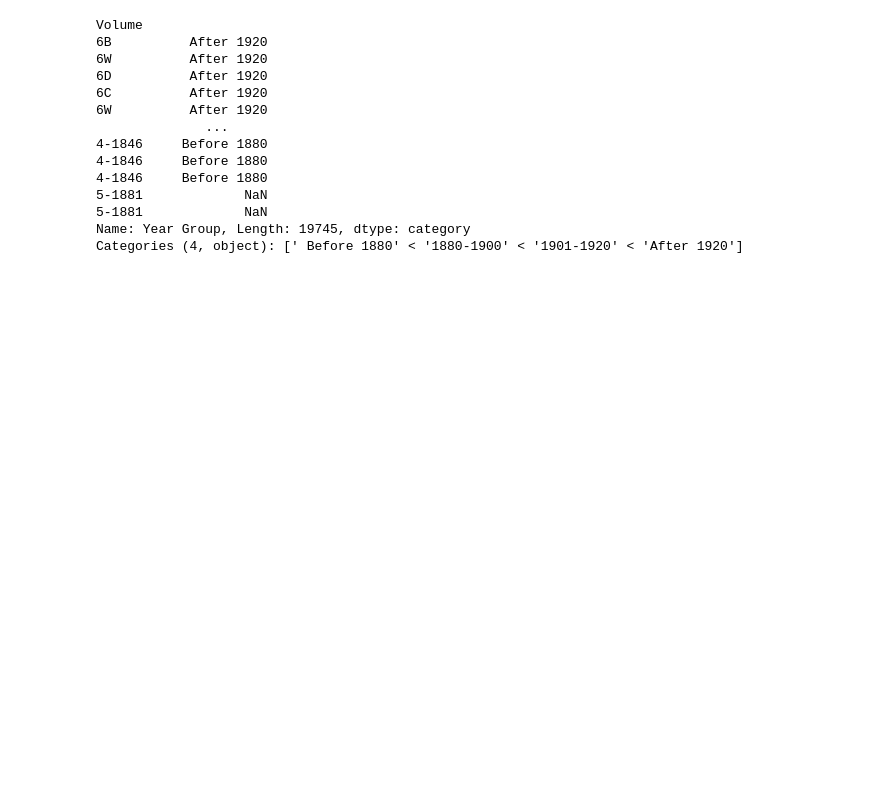
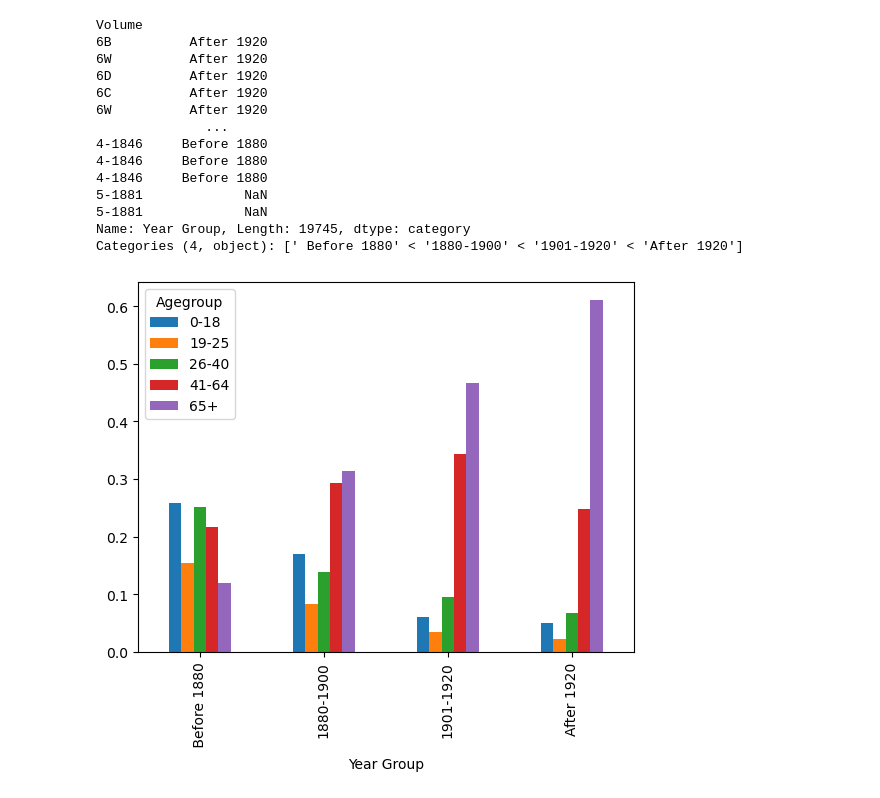
Before and after one commit to NSS-Data-Analytics-Cohort-10/advanced-pandas-Eliab16, a Jupyter notebook: notebooks/Advansed panda.ipynb, the cells around one changed output. Saved outputs shown, nothing was run; the diff lists cells and outputs as text; code cells hidden in the pictures; blank space fills up the shorter version.

```diff
--- a/notebooks/Advansed panda.ipynb
+++ b/notebooks/Advansed panda.ipynb
@@ -236,8 +236,8 @@ plot_decade_sex=Decade_sex.plot( kind="bar")
 # categories (0-18, 19-25, 26-40, 41-64, and 65+)
 cutoff =[0,18,25,40,64,120]
 age_group =["0-18", "19-25", "26-40", "41-64","65+"]
-Cemetery_df['AgeCategories'] =pd.cut(Cemetery_df['Age'],bins=cutoff,labels=age_group)
-print(Cemetery_df['AgeCategories'])
+Cemetery_df['Agegroup'] =pd.cut(Cemetery_df['Age'],bins=cutoff,labels=age_group)
+print(Cemetery_df['Agegroup'])
 # %% [output]
 Volume
 6B         0-18
@@ -276,3 +276,10 @@ Volume
 5-1881             NaN
 Name: Year Group, Length: 19745, dtype: category
 Categories (4, object): [' Before 1880' < '1880-1900' < '1901-1920' < 'After 1920']
+# %%
+# 6c Use a grouped bar chart to show how the proportion of burials per age group has changed over time
+
+agegroup_yeargroup=pd.crosstab(Cemetery_df['Year Group'],Cemetery_df['Agegroup'],normalize='index')
+plot_agegroup_yeargroup=agegroup_yeargroup.plot( kind="bar")
+# %% [output]
+[figure, added]
```
Also changed, not shown: parts of 2 cells of this notebook.
